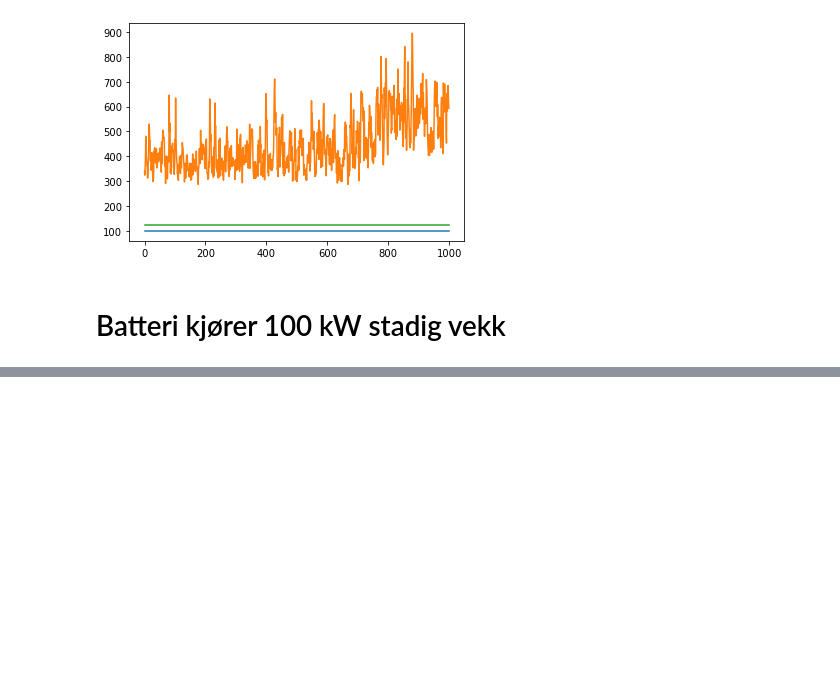
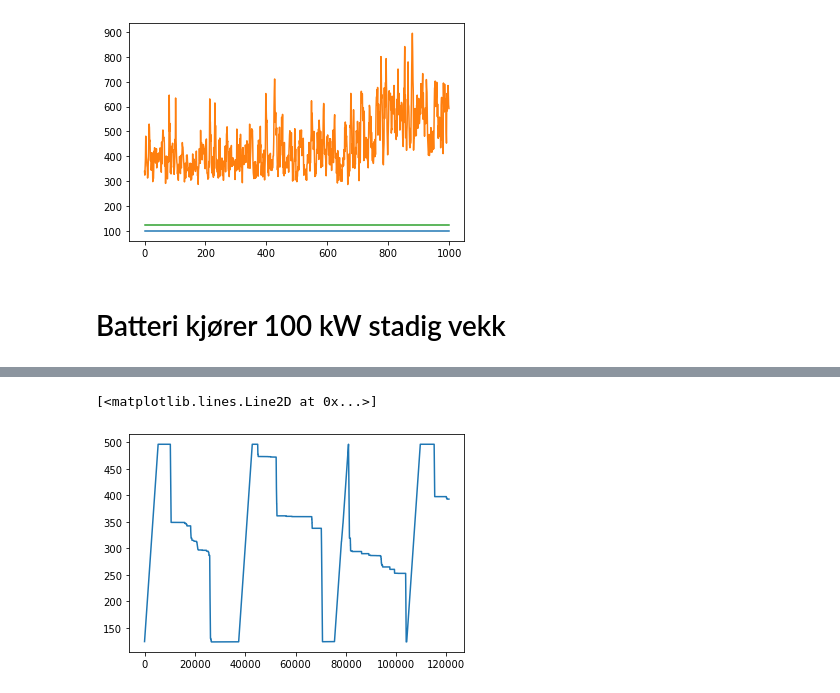
Before and after one commit to andreasdyve/EquinorProject, a Jupyter notebook: python notebooks/Case_1_Reference.ipynb, the cells around one changed output, grey strips where cells are left out. Cells and saved outputs as stored; diff of their text form; code cells hidden in the pictures; blank space fills up the shorter version.

```diff
--- a/python notebooks/Case_1_Reference.ipynb
+++ b/python notebooks/Case_1_Reference.ipynb
@@ -703,4 +819,9 @@ for i in range(len(load)):
     else:
         soc[i+1] = soc[i]
         dg0[i] = load[i]
+# %%
+plt.plot(soc)
+# %% [output]
+[<matplotlib.lines.Line2D at 0x...>]
+[figure, added]
 # %%
```
Also changed, not shown: parts of 19 cells of this notebook, 1 other file.
